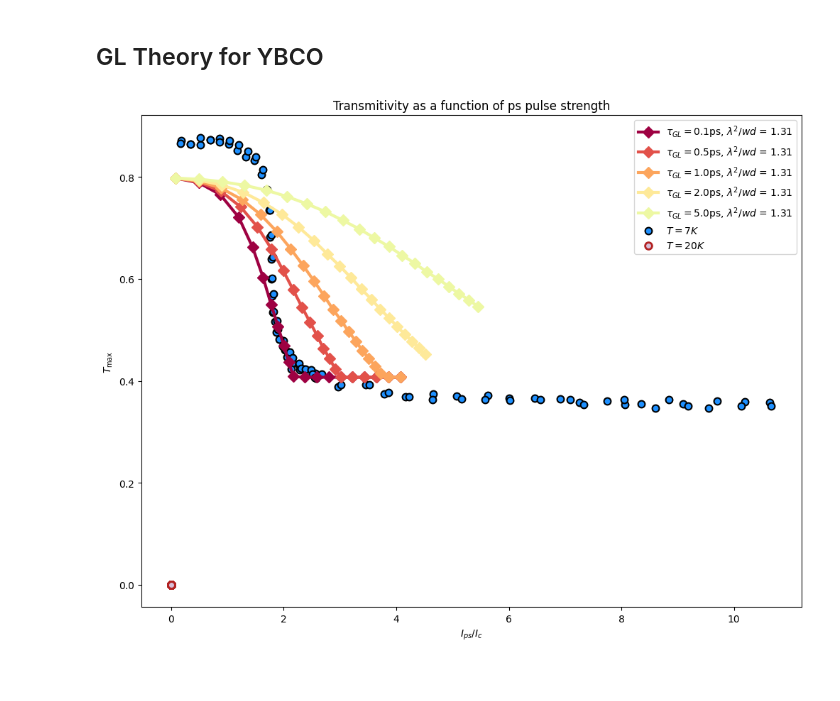
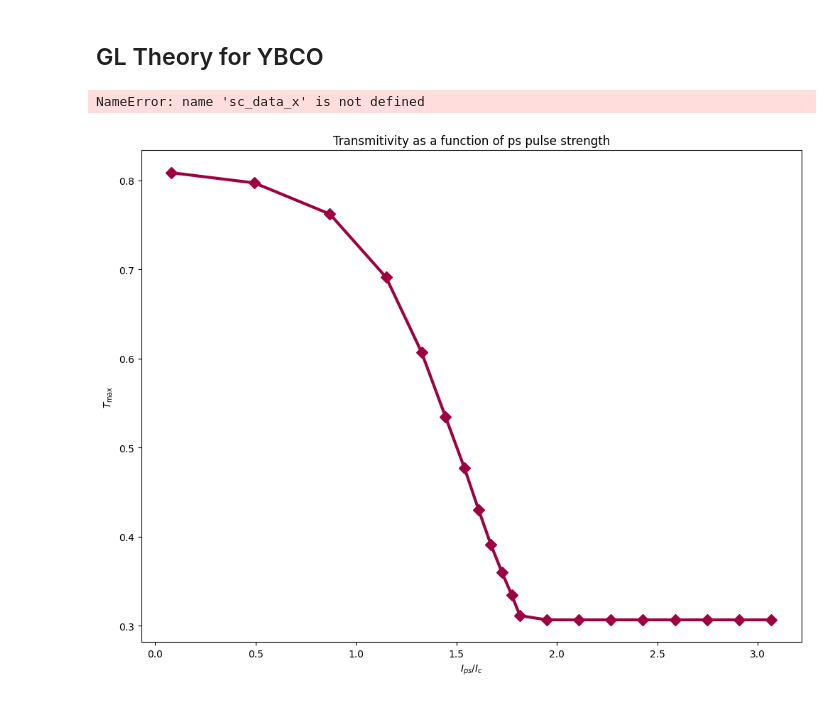
Before and after one commit to j-curtis/psBQP, a Jupyter notebook: Final_plots_and_data.ipynb, the cells around one changed output. Cells and saved outputs as stored; diff of their text form; code cells hidden in the pictures.

```diff
--- a/Final_plots_and_data.ipynb
+++ b/Final_plots_and_data.ipynb
@@ -235,6 +235,7 @@ for eta in eta_list:
     for temp in temp_list:
         for phonon_scattering in phonon_scattering_list:
             filename = 'Quasi-static-evolution-T:' + str(np.round(temp,2)) + ' phonons:' + str(np.round(phonon_scattering,2)) + ' eta:' + str(np.round(eta,2)) + '-Contact' + '-2.pkl'
+            filename = 'dense_q_scan.dat'
             data_theory_dictionaries += [load_file(filename)]
             labels += [r'$\eta$=' + str(np.round(eta,2)) + r', $T$=' + str(np.round(temp,2)) + r', $\sigma_{\rm phon}$=' + str(np.round(phonon_scattering,2))]
 
@@ -446,6 +449,7 @@ for eta in eta_list:
     for temp in temp_list:
         for phonon_scattering in phonon_scattering_list:
             filename = 'Quasi-static-evolution-T:' + str(np.round(temp,2)) + ' phonons:' + str(np.round(phonon_scattering,2)) + ' eta:' + str(np.round(eta,2)) + '-Contact-2.pkl'
+            filename = 'dense_q_scan_highT.dat'
             data_theory_dictionaries += [load_file(filename)]
             labels += [r'$\eta$=' + str(np.round(eta,2)) + r', $T$=' + str(np.round(temp,2)) + r', $\sigma_{\rm phon}$=' + str(np.round(phonon_scattering,2))]
 
@@ -1033,10 +1058,10 @@ max_iter = 1
 #gl_times = [1,2,3,10,15]
 """
 
-gl_times = [0.1,0.5,1.0,2.0,5.0]
+gl_times = [0.1]
 ab_penetrations = [810]
 I_cs = [0.321]
-normal_resistances = [140]
+normal_resistances = [220]
 
 sf_to_normal_fractions = [0.0]
 max_iter = 1
@@ -1079,31 +1104,32 @@ for penetration_index in range(len(ab_penetrations)):
                     ab_penetration = ab_penetrations[penetration_index] * nm
                     I_c = I_cs[penetration_index]
                     I_dc = 0 # run also for - this and for 14.3/18.2 biases with plus and minus
                     I_ps_list = np.linspace(0.1,15,30) * I_c
 
                     N_sites = 100
                     times = np.linspace(-5,10,200)
                     resistance = normal_resistances[0]/z_0
                     parameters = {'t_p/tau_GL':t_pulse/gl_time,'tau_N/t_p': normal_fluid_collision_time/t_pulse,'resistivity':resistance * light_velocity * t_pulse/sample_length, 'W/lambda':width * thickness/ab_penetration**2, 'xi/W': coherence_length/width, 'v_0/i_0/z_T':v_0/i_0/transmission_impedance, 'v_0/i_0/z_0' : v_0/i_0/z_0, 'z_s/z_T': auxiliary_series_impedance/transmission_impedance,'sf_to_normal_fraction' : superfluid_fraction }
 
                     filename_list += ['YBCO-Transmission-with-resistor-for-tau_gl={}ps-w_vs_lambda={}-with_DC_bias={} and resistivity-{}'.format(np.round(1/parameters['t_p/tau_GL'],2), np.round(parameters['W/lambda'],2),np.round(I_dc/I_c,2), np.round(parameters['resistivity'],2))]
 
 
 for filename in filename_list:
     params, I_ps_list,i_max_list = load_data(filename)
     I_c = params['I_c']
     #axs.scatter((i_max_list/I_c ), (i_max_list/I_ps_list  ) * scaling_factor ,linewidth = 2, label = r'$\tau_{GL} = $' + str(np.round(1/params['t_p/tau_GL'],1)) + 'ps' + ', w/lambda = ' + str(np.round(params['W/lambda'],2)) + 'R = ' + str(np.round(params['sf_to_normal_fraction'],2)) + 'L_n = ' + str(np.round(params['tau_N/t_p'],2)), color = my_colors[filename_list.index(filename) % len(my_colors)],edgecolor = 'black', zorder = 10, s = 130)
     x_data = i_max_list/I_c
     y_data = (i_max_list/I_ps_list  ) * scaling_factor
     axs.plot(x_data, y_data,linewidth = 3, label = r'$\tau_{GL} = $' + str(np.round(1/params['t_p/tau_GL'],1)) + 'ps' + r', $\lambda^2/wd$ = ' + str(np.round(1/params['W/lambda'],2)), color = my_colors[filename_list.index(filename) % len(my_colors)], zorder = 10, marker = 'D', markersize = 8)
     save_two_column_text(data = np.array([x_data,y_data]).T,filename='YBCO_GL' + filename + '.dat')
 
 I_c = 11
 axs.scatter(np.abs(sc_data_x)/I_c , sc_data_y, color = 'dodgerblue', marker = 'o',label = r'$T = 7K$', edgecolors='black', s = 50, linewidth = 1.5)
 axs.scatter(np.abs(normal_data_x)/I_c , normal_data_y, color = 'thistle', marker = 'o',label =  r'$T = 20K$', edgecolors='firebrick', s = 50, linewidth = 2)
 
 plt.legend()
 
 plt.show()
 # %% [output]
+NameError: name 'sc_data_x' is not defined
-[figure, old version]
+[figure, new version]
```
Also changed, not shown: parts of 15 cells of this notebook, 5 other files.
